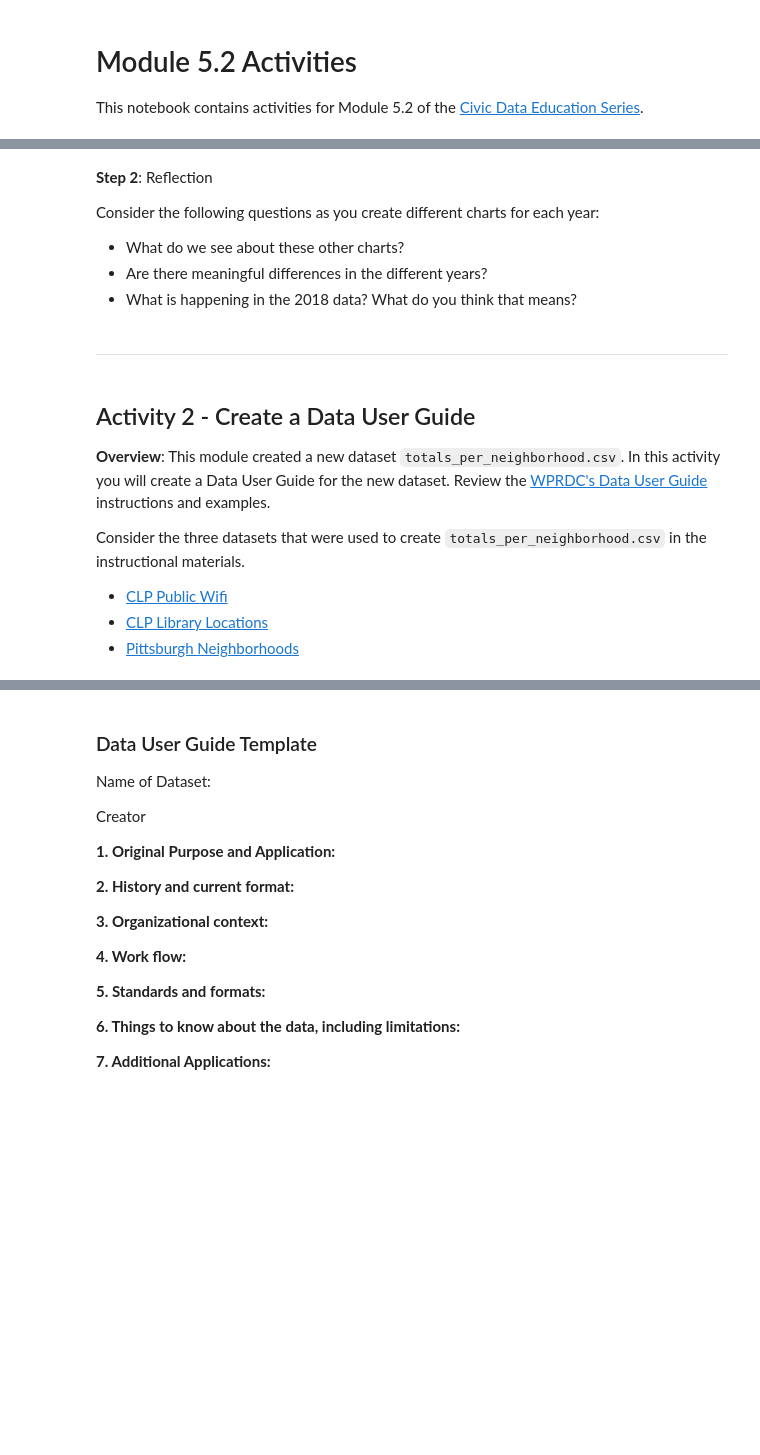
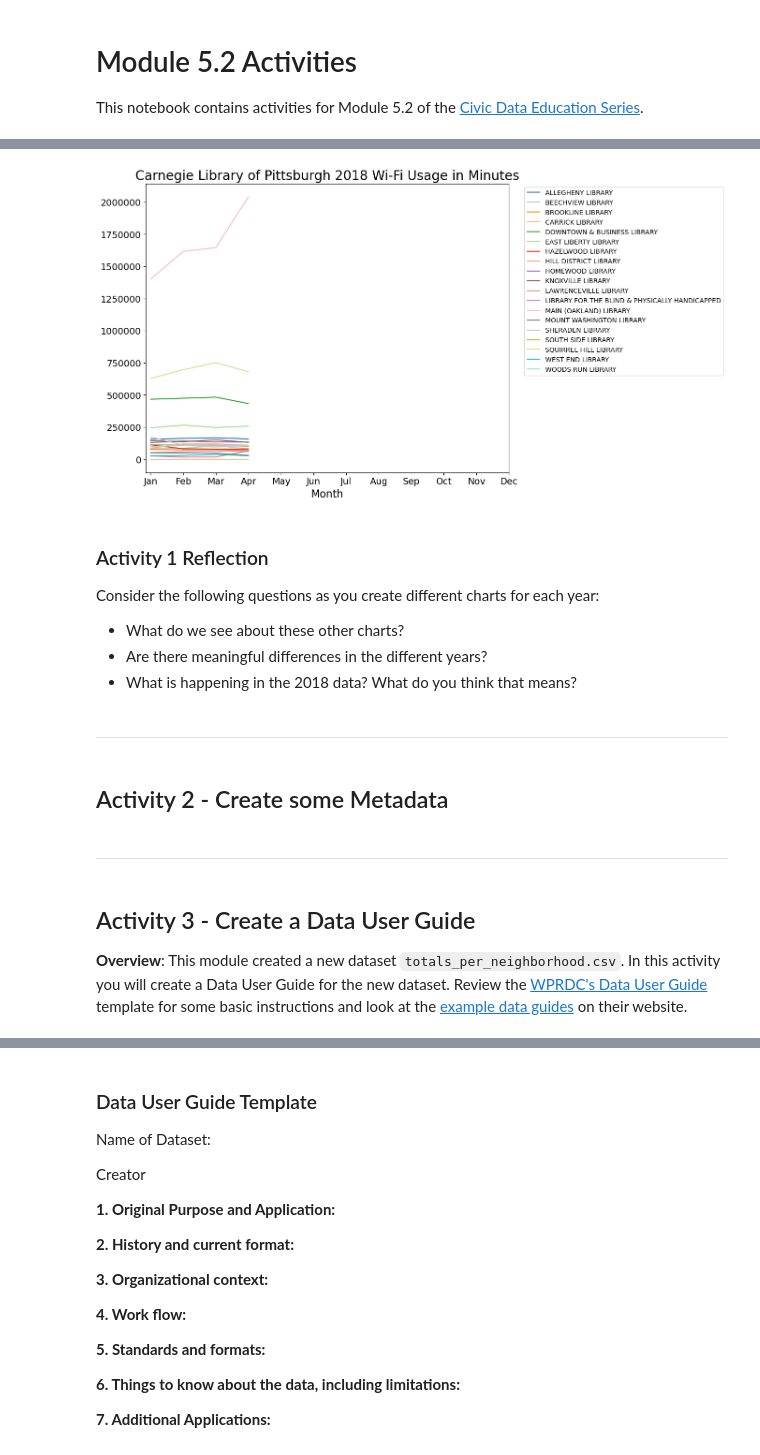
Before and after one commit to mcburton/civic-data-deep-dive, a Jupyter notebook: Activities.ipynb, the cells around one changed output, grey strips where cells are left out. Drawn from its saved outputs; the diff is of its cells as text; code cells hidden in the pictures; blank space fills up the shorter version.

Commit message:
Updating instructional notebook and data files. Still re-working the activities.

```diff
--- a/Activities.ipynb
+++ b/Activities.ipynb
@@ -20,28 +28,30 @@ In the code below, change the number `2017` to be `2016` and then execute the co
 # %%
 # Specify the year in a variable
-year = 2017
+year = 2018
 
 # Select data for specified year, group by library/month, and aggregate by the adding together the minutes
 wifi_data_subset = wifi_data[wifi_data['Year'] == year].groupby(["Name", "Month"], as_index=False)["WifiMinutes"].sum()
 
 # Reshape the data so it is easier to plot by Month
 reshaped_wifi_data_subset = wifi_data_subset.pivot_table(index="Month", columns="Name", values="WifiMinutes")
 
 # plot the data
 ax = reshaped_wifi_data_subset.plot(figsize=(10,8),
                                     title=f"Carnegie Library of Pittsburgh {year} Wi-Fi Usage in Minutes",
                                     colormap="tab20",
                                     fontsize=14)
 # clean up the text
 ax.xaxis.label.set_size(16)
 ax.title.set_size(20)
 ax.legend(loc="upper right", bbox_to_anchor=(1.6,1))
 ax.ticklabel_format(style="plain")
 
 # add the Month abreviations instead of numbers
 ax.set_xticks(ticks=range(1,13),labels=["Jan", "Feb", "Mar", "Apr", "May", "Jun", "Jul","Aug","Sep","Oct","Nov","Dec"]);
+# %% [output]
+[figure, added]
 # %% [markdown]
-**Step 2**: Reflection
+### Activity 1 Reflection
 
 Consider the following questions as you create different charts for each year:
 - What do we see about these other charts?
@@ -49,14 +59,12 @@ Consider the following questions as you create different charts for each year:
 - What is happening in the 2018 data? What do you think that means?
 # %% [markdown]
 ---
+# %% [markdown]
+## Activity 2 - Create some Metadata
+# %% [markdown]
+---
 # %% [markdown]
-## Activity 2 - Create a Data User Guide
+## Activity 3 - Create a Data User Guide
 
-**Overview**: This module created a new dataset `totals_per_neighborhood.csv`. In this activity you will create a Data User Guide for the new dataset. Review the [WPRDC's Data User Guide](https://github.com/rgradeck/Data-User-Guides/blob/master/README.md) instructions and examples.
-
-
-Consider the three datasets that were used to create `totals_per_neighborhood.csv` in the instructional materials.
-- [CLP Public Wifi](https://data.wprdc.org/dataset/clp-public-wifi)
-- [CLP Library Locations](https://data.wprdc.org/dataset/libraries)
-- [Pittsburgh Neighborhoods](https://data.wprdc.org/dataset/neighborhoods2)
+**Overview**: This module created a new dataset `totals_per_neighborhood.csv`. In this activity you will create a Data User Guide for the new dataset. Review the [WPRDC's Data User Guide](https://github.com/rgradeck/Data-User-Guides/blob/master/README.md) template for some basic instructions and look at the [example data guides](http://www.wprdc.org/data-user-guides/) on their website.
 # %% [markdown]
```
Also changed, not shown: parts of 8 cells of this notebook, 8 other files.
